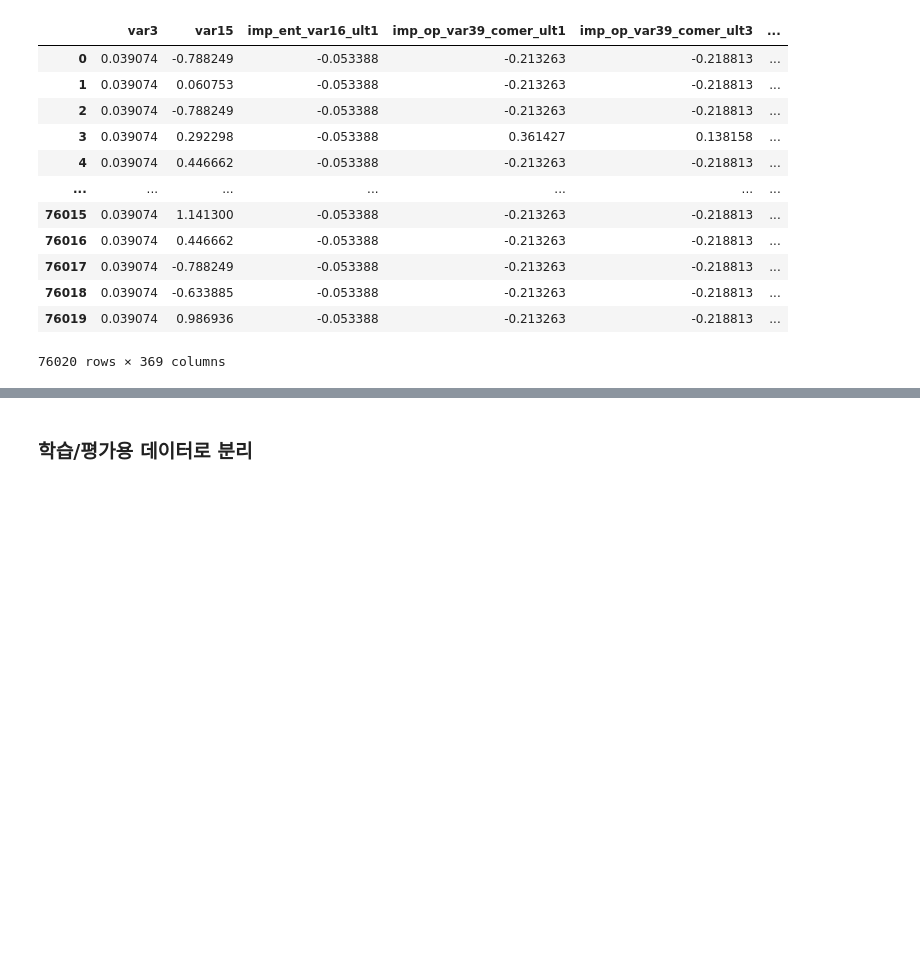
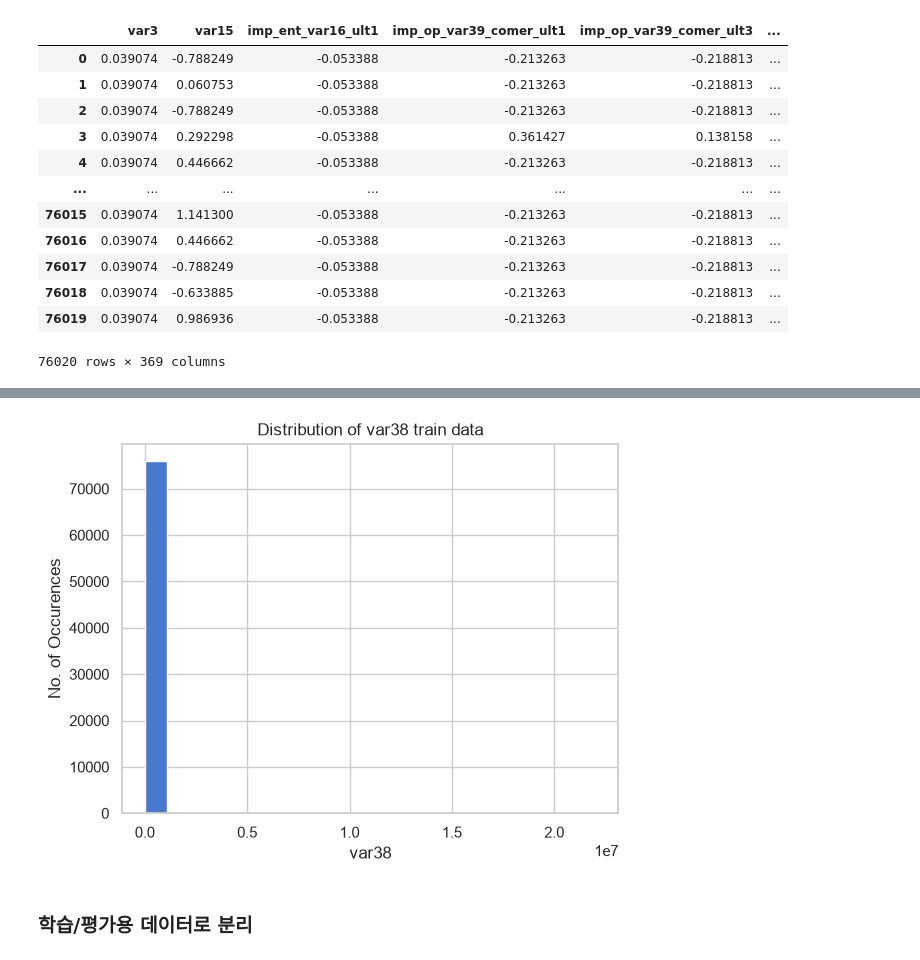
Before and after one commit to jcs19752510-ui/semi_project, a Jupyter notebook: 안성준/01 Santander customer satisfaction/07 로지스틱 회귀.ipynb, the cells around one changed output, grey strips where cells are left out. Saved outputs shown, nothing was run; the diff lists cells and outputs as text; code cells hidden in the pictures; blank space fills up the shorter version.

```diff
--- a/안성준/01 Santander customer satisfaction/07 로지스틱 회귀.ipynb
+++ b/안성준/01 Santander customer satisfaction/07 로지스틱 회귀.ipynb
@@ -3,10 +0,0 @@
-# %%
-import pandas as pd
-from sklearn.preprocessing import StandardScaler
-from sklearn.model_selection import train_test_split
-from sklearn.linear_model import LogisticRegression
-from sklearn.metrics import accuracy_score, roc_auc_score
-
-cust_df = pd.read_csv('../data/santander-customer-satisfaction/train.csv', encoding='latin-1')
-print('dataset shape:', cust_df.shape)
-cust_df.head(3)
@@ -116,3 +112,23 @@ plt.show()
+# %%
+def histplot_comb(col,train=cust_df,size=(20,5),bins=20):
+    """
+    Creates a histplots of train and
+    test data for feature var
+    """
+    var=col
+    # plt.subplots(1,2,figsize=size)
+    #plotting train data
+    # plt.subplot(121)
+    plt.title("Distribution of {} train data".format(var))
+    plt.ylabel('No. of Occurences')
+    plt.xlabel(var)
+    plt.hist(train[var],bins=bins)
+    plt.show()
+    print("")
+# %%
+histplot_comb('var38')
+# %% [output]
+[figure, added]
 # %% [markdown]
 ### 학습/평가용 데이터로 분리
 # %%
```
Also changed, not shown: parts of 32 cells of this notebook, 2 other files.
